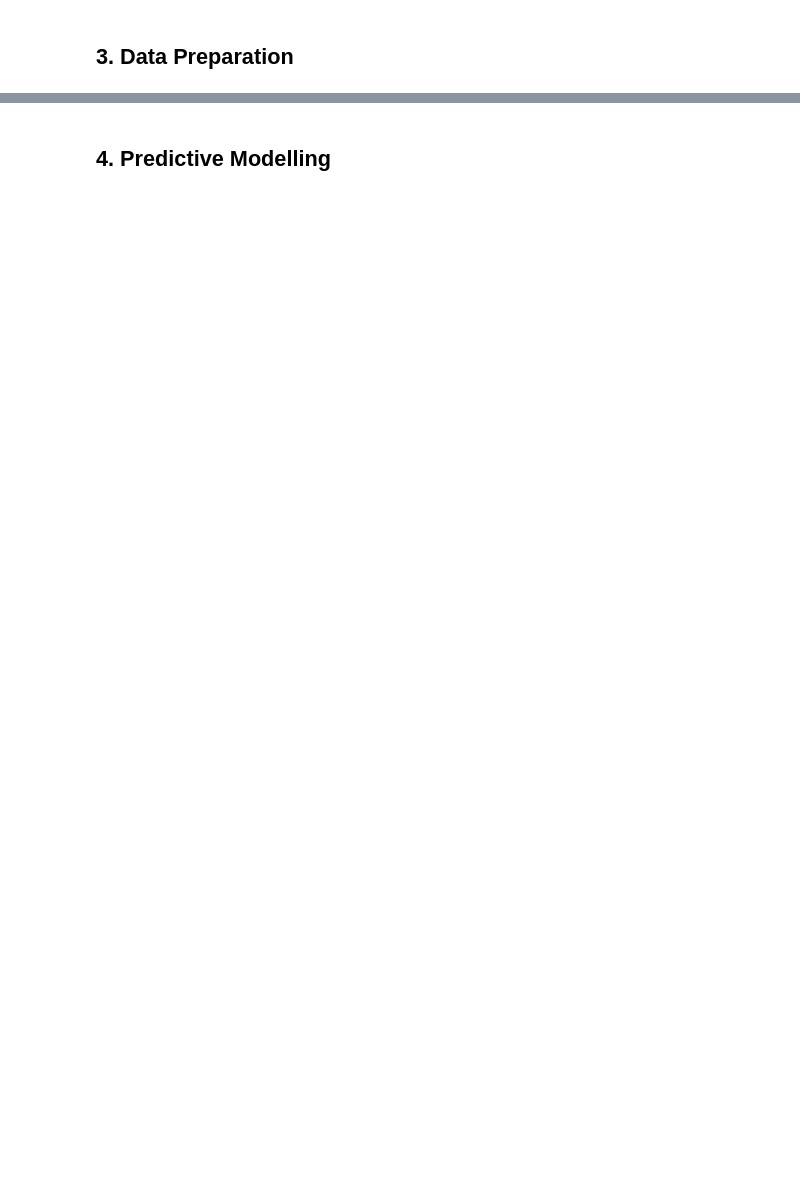
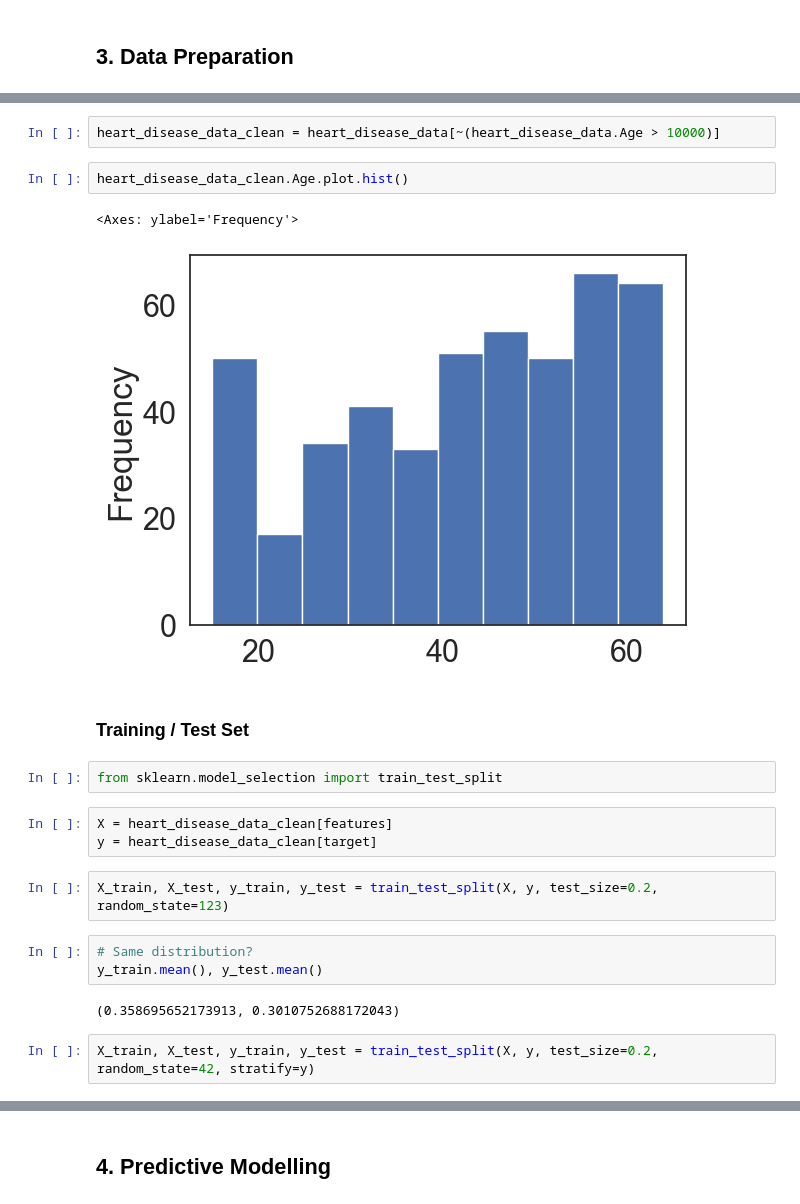
Before and after one commit to hpi-dhc/dm4dh-2023, a Jupyter notebook: 2_ML_Process.ipynb, the cells around one changed output, grey strips where cells are left out. Saved outputs shown, nothing was run; the diff lists cells and outputs as text; blank space fills up the shorter version.

```diff
--- a/2_ML_Process.ipynb
+++ b/2_ML_Process.ipynb
@@ -10,0 +85,23 @@
+# %%
+heart_disease_data_clean = heart_disease_data[~(heart_disease_data.Age > 10000)]
+# %%
+heart_disease_data_clean.Age.plot.hist()
+# %% [output]
+<Axes: ylabel='Frequency'>
+[figure, added]
+# %% [markdown]
+### Training / Test Set
+# %%
+from sklearn.model_selection import train_test_split
+# %%
+X = heart_disease_data_clean[features]
+y = heart_disease_data_clean[target]
+# %%
+X_train, X_test, y_train, y_test = train_test_split(X, y, test_size=0.2, random_state=123)
+# %%
+# Same distribution?
+y_train.mean(), y_test.mean()
+# %% [output]
+(0.358695652173913, 0.3010752688172043)
+# %%
+X_train, X_test, y_train, y_test = train_test_split(X, y, test_size=0.2, random_state=42, stratify=y)
```
Also changed, not shown: parts of 38 cells of this notebook, 2 other files.
